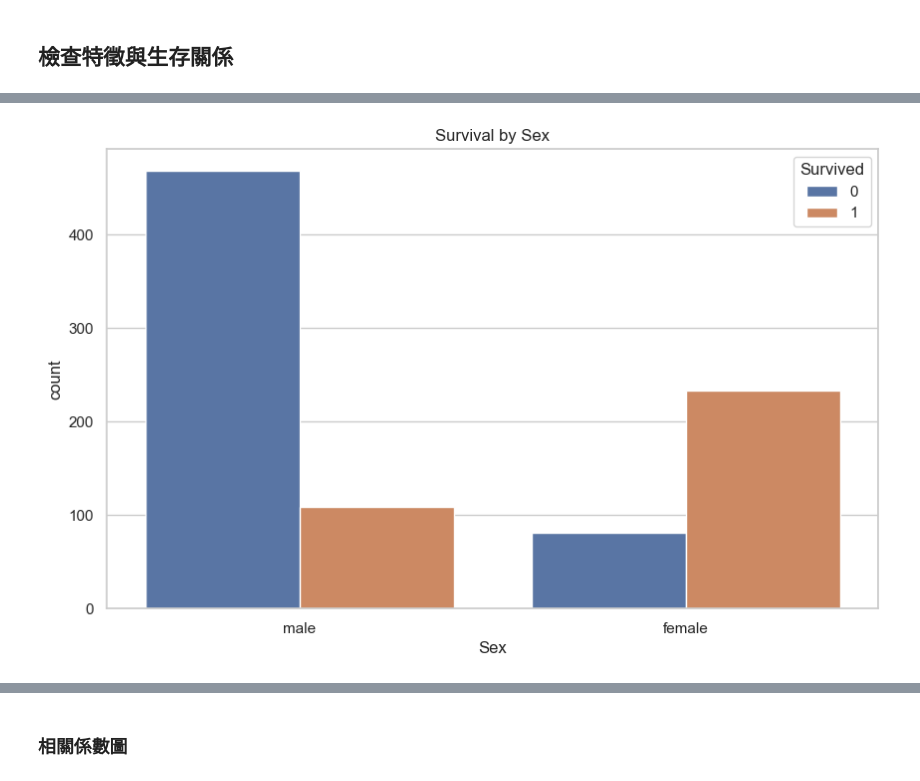
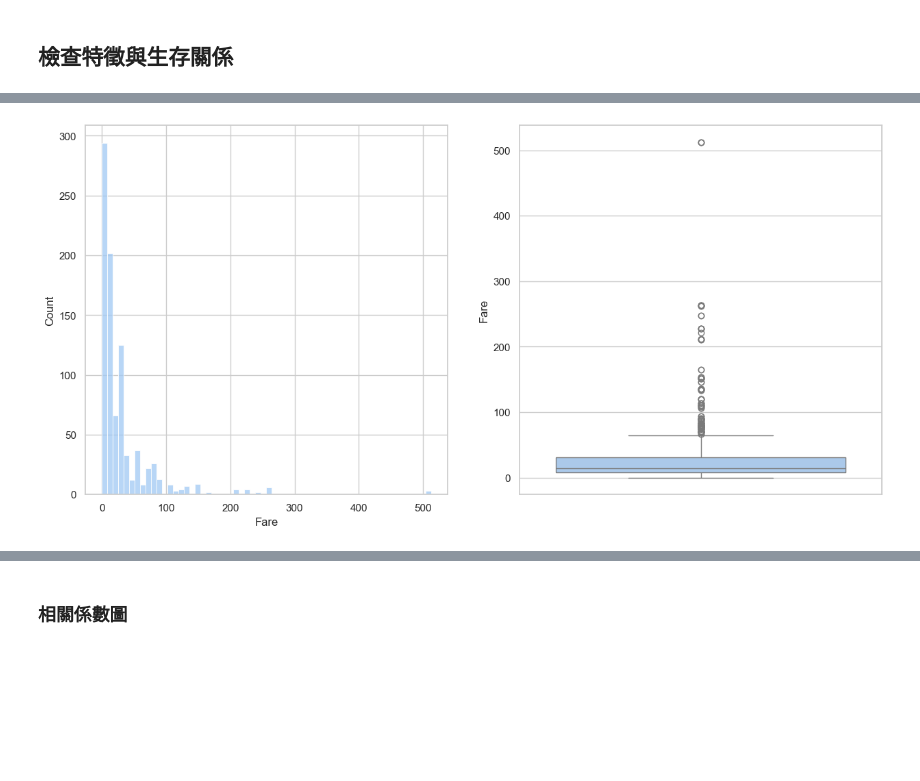
Before and after one commit to twcch/TitanicSurvivalClassifer, a Jupyter notebook: notebooks/02_eda_processed.ipynb, the cells around one changed output, grey strips where cells are left out. Drawn from its saved outputs; the diff is of its cells as text; code cells hidden in the pictures; blank space fills up the shorter version.

```diff
--- a/notebooks/02_eda_processed.ipynb
+++ b/notebooks/02_eda_processed.ipynb
@@ -52,6 +74,7 @@ plt.show()
-# %%
-sns.countplot(data=train_df, x='Sex', hue='Survived')
-plt.title("Survival by Sex")
-plt.show()
-# %% [output]
-[figure, removed]
+# %%
+figure, axes = plt.subplots(1, 2, figsize=[15, 7])
+sns.histplot(train_df, x='Fare', ax=axes[0])
+sns.boxplot(train_df, y='Fare', ax=axes[1])
+plt.show()
+# %% [output]
+[figure, added]
```
Also changed, not shown: parts of 31 cells of this notebook.
